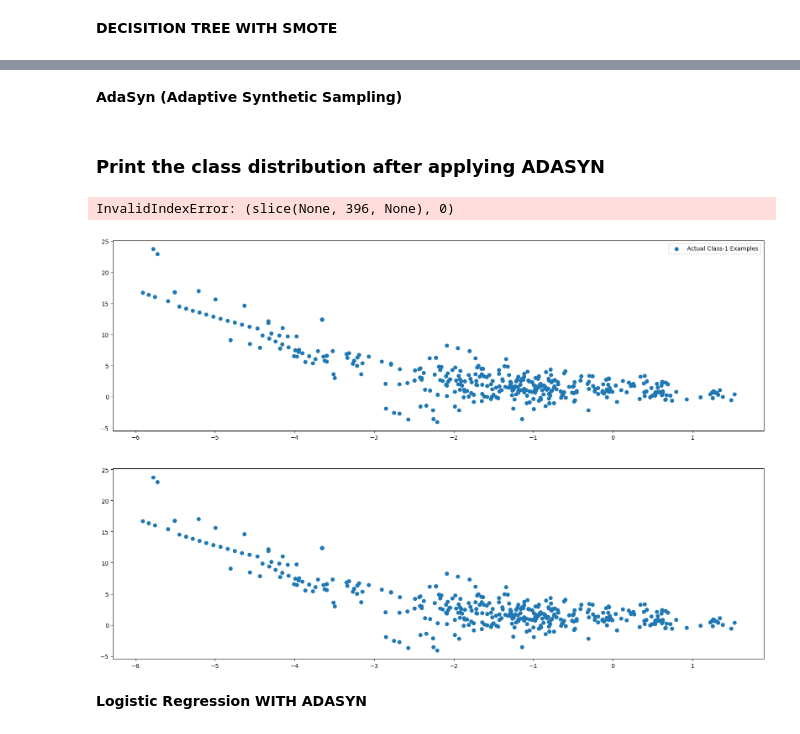
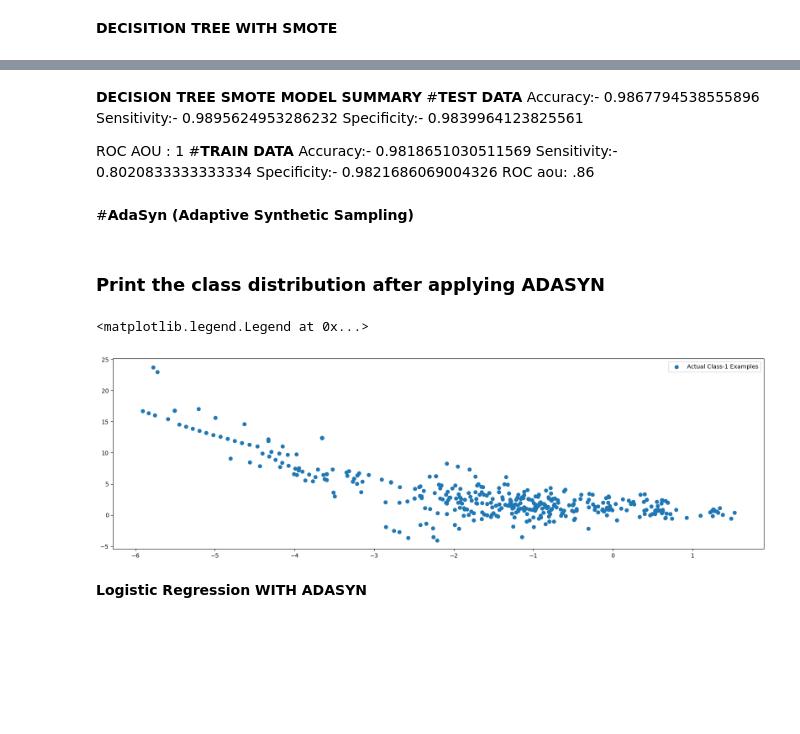
Before and after one commit to sapnasharma10/credit-card-case-study, a Jupyter notebook: Credit_card_fraud_detection_Starter_code.ipynb, the cells around one changed output, grey strips where cells are left out. Saved outputs shown, nothing was run; the diff lists cells and outputs as text; code cells hidden in the pictures; blank space fills up the shorter version.

```diff
--- a/Credit_card_fraud_detection_Starter_code.ipynb
+++ b/Credit_card_fraud_detection_Starter_code.ipynb
@@ -1910,5 +2214,18 @@ draw_roc(y_test, y_test_pred_prob)
+# %% [markdown]
+**DECISION TREE SMOTE MODEL SUMMARY**
+#**TEST DATA**
+Accuracy:- 0.9867794538555896
+Sensitivity:- 0.9895624953286232
+Specificity:- 0.9839964123825561
+
+ROC AOU : 1
+#**TRAIN DATA**
+Accuracy:- 0.9818651030511569
+Sensitivity:- 0.8020833333333334
+Specificity:- 0.9821686069004326
+ROC aou: .86
 # %% [markdown]
-**AdaSyn (Adaptive Synthetic Sampling)**
+#**AdaSyn (Adaptive Synthetic Sampling)**
 # %%
 #perform cross validation & then balance classes on X_train_cv & y_train_cv using ADASYN
 
@@ -1925,43 +2242,32 @@ from imblearn.over_sampling import ADASYN
 # %%
 import warnings
 warnings.filterwarnings("ignore")
 
 from imblearn import over_sampling
 
 ada = over_sampling.ADASYN(random_state=0)
 X_train_adasyn, y_train_adasyn = ada.fit_resample(X_train, y_train)
 # Artificial minority samples and corresponding minority labels from ADASYN are appended
 # below X_train and y_train respectively
 # So to exclusively get the artificial minority samples from ADASYN, we do
 X_train_adasyn_1 = X_train_adasyn[X_train.shape[0]:]
 
 X_train_1 = X_train.to_numpy()[np.where(y_train==1.0)]
 X_train_0 = X_train.to_numpy()[np.where(y_train==0.0)]
 
 
 
 import matplotlib.pyplot as plt
 %matplotlib inline
 plt.rcParams['figure.figsize'] = [20, 20]
 fig = plt.figure()
 
 plt.subplot(3, 1, 1)
 plt.scatter(X_train_1[:, 0], X_train_1[:, 1], label='Actual Class-1 Examples')
 plt.legend()
-
-plt.subplot(3, 1, 2)
-plt.scatter(X_train_1[:, 0], X_train_1[:, 1], label='Actual Class-1 Examples')
-plt.scatter(X_train_adasyn_1[:X_train_1.shape[0], 0], X_train_adasyn_1[:X_train_1.shape[0], 1],
-            label='Artificial ADASYN Class-1 Examples')
-plt.legend()
-
-plt.subplot(3, 1, 3)
-plt.scatter(X_train_1[:, 0], X_train_1[:, 1], label='Actual Class-1 Examples')
-plt.scatter(X_train_0[:X_train_1.shape[0], 0], X_train_0[:X_train_1.shape[0], 1], label='Actual Class-0 Examples')
-plt.legend()
 # %% [output]
-InvalidIndexError: (slice(None, 396, None), 0)
+<matplotlib.legend.Legend at 0x...>
-[figure, old version]
+[figure, new version]
 # %% [markdown]
 **Logistic Regression WITH ADASYN**
 # %%
```
Also changed, not shown: parts of 73 cells of this notebook.
